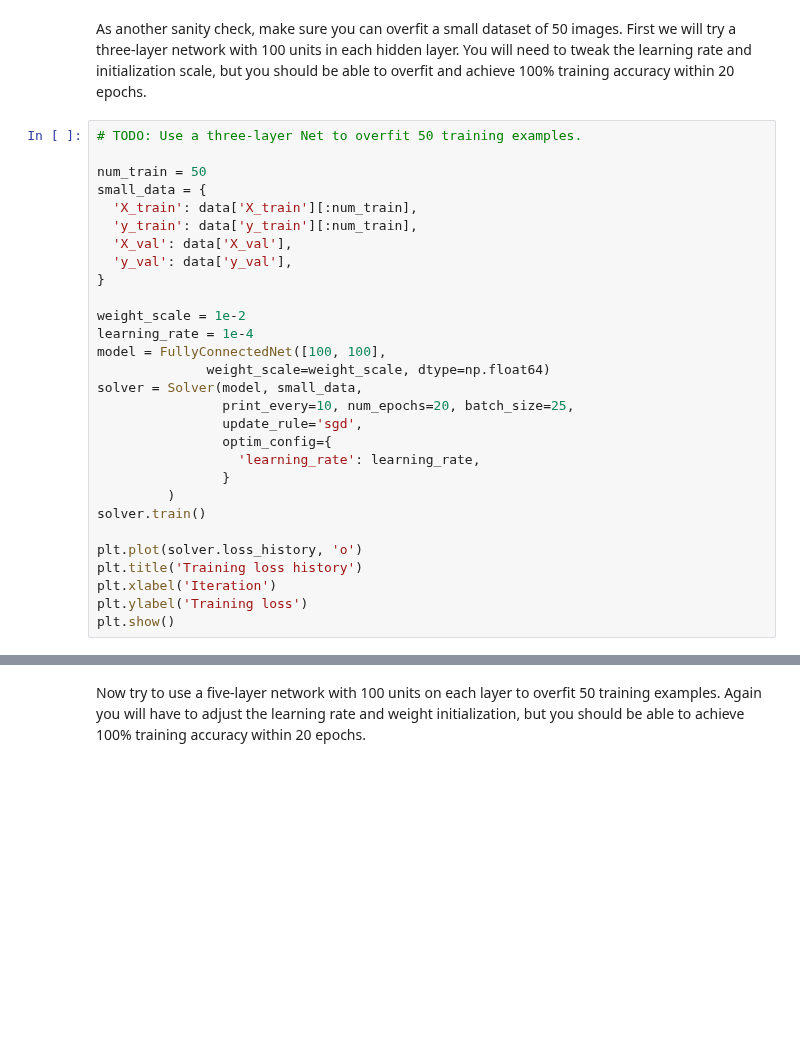
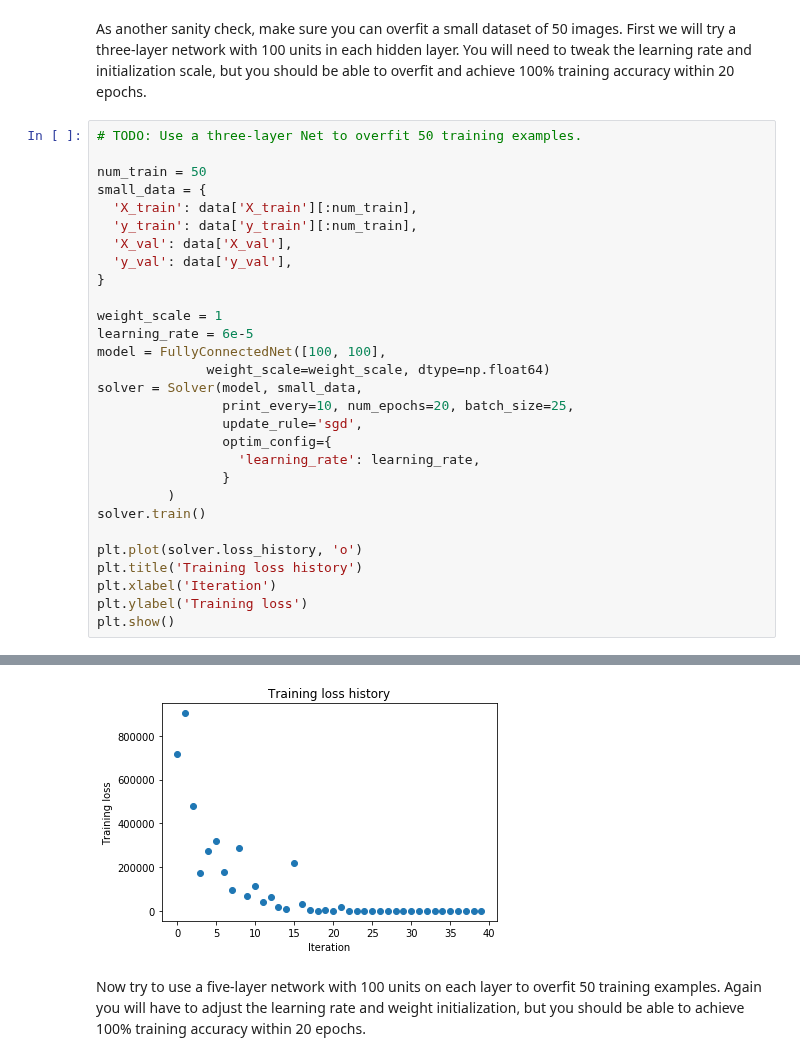
Before and after one commit to GrandmaChen/cs231n, a Jupyter notebook: assignment2/FullyConnectedNets.ipynb, the cells around one changed output, grey strips where cells are left out. Saved outputs shown, nothing was run; the diff lists cells and outputs as text; blank space fills up the shorter version.

```diff
--- a/assignment2/FullyConnectedNets.ipynb
+++ b/assignment2/FullyConnectedNets.ipynb
@@ -404,8 +424,8 @@ small_data = {
   'y_val': data['y_val'],
 }
 
-weight_scale = 1e-2
-learning_rate = 1e-4
+weight_scale = 1
+learning_rate = 6e-5
 model = FullyConnectedNet([100, 100],
               weight_scale=weight_scale, dtype=np.float64)
 solver = Solver(model, small_data,
@@ -422,3 +442,4 @@ plt.title('Training loss history')
 plt.xlabel('Iteration')
 plt.ylabel('Training loss')
 plt.show()
+# %% [output]
@@ -425,3 +463,4 @@ plt.show()
+[figure, added]
 # %% [markdown]
 Now try to use a five-layer network with 100 units on each layer to overfit 50 training examples. Again you will have to adjust the learning rate and weight initialization, but you should be able to achieve 100% training accuracy within 20 epochs.
 # %%
```
Also changed, not shown: parts of 13 cells of this notebook, 3 other files.
